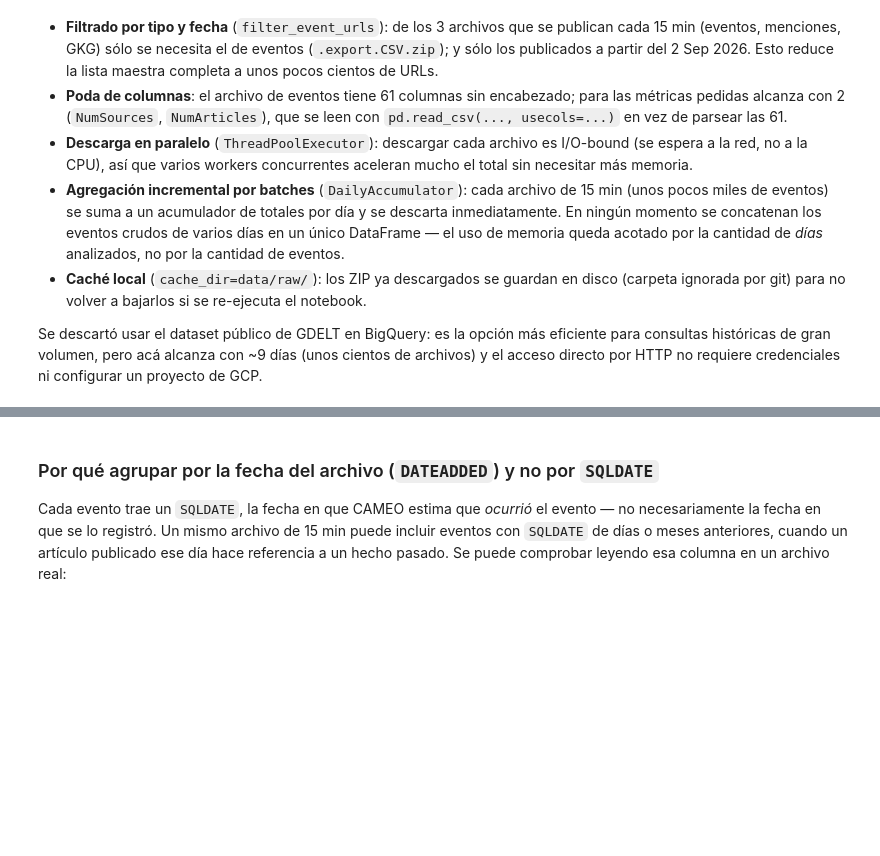
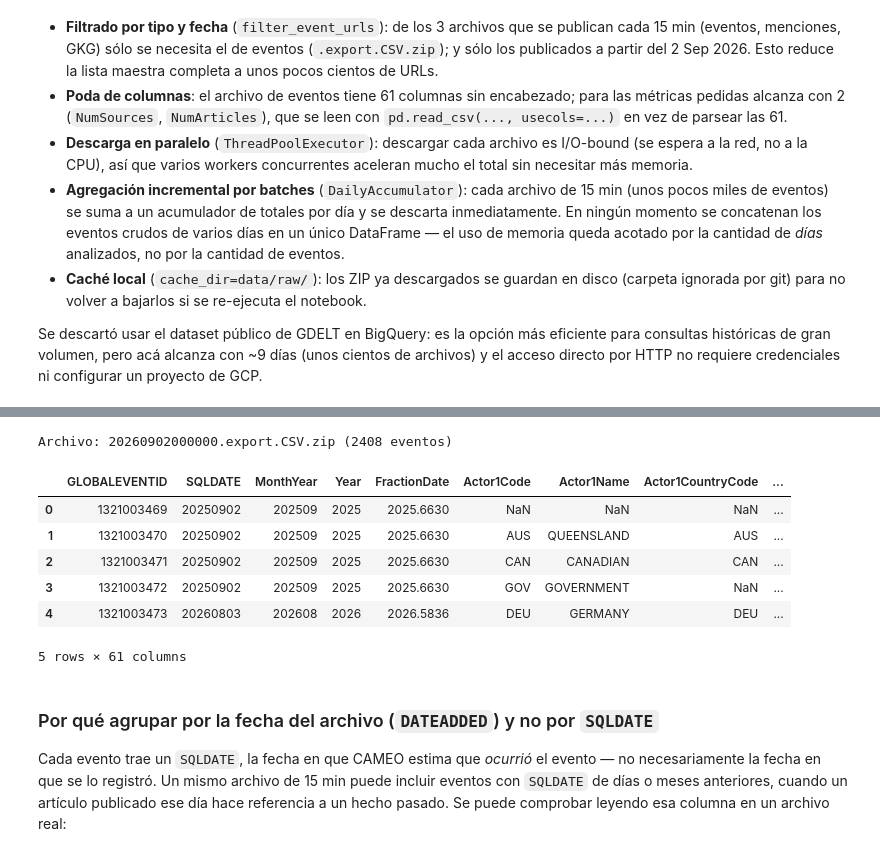
Before and after one commit to Mpretel/IID_MP, a Jupyter notebook: TP/tp1/notebooks/TP1.ipynb, the cells around one changed output, grey strips where cells are left out. Saved outputs shown, nothing was run; the diff lists cells and outputs as text; code cells hidden in the pictures; blank space fills up the shorter version.

```diff
--- a/TP/tp1/notebooks/TP1.ipynb
+++ b/TP/tp1/notebooks/TP1.ipynb
@@ -61,3 +65,21 @@ http://data.gdeltproject.org/gdeltv2/20260910221500.export.CSV.zip
+# %%
+url_muestra = urls[0]
+zip_bytes = requests.get(url_muestra, timeout=30).content
+eventos_muestra = pd.read_csv(
+    io.BytesIO(zip_bytes), compression="zip", sep="\t",
+    header=None, names=EVENT_ALL_COLUMN_NAMES, dtype=str,
+)
+print(f"Archivo: {Path(url_muestra).name} ({len(eventos_muestra)} eventos)")
+eventos_muestra.head(5)
+# %% [output]
+Archivo: 20260902000000.export.CSV.zip (2408 eventos)
+|  | GLOBALEVENTID | SQLDATE | MonthYear | Year | FractionDate | Actor1Code | Actor1Name | Actor1CountryCode | ... |
+| 0 | 1321003469 | 20250902 | 202509 | 2025 | 2025.6630 | NaN | NaN | NaN | ... |
+| 1 | 1321003470 | 20250902 | 202509 | 2025 | 2025.6630 | AUS | QUEENSLAND | AUS | ... |
+| 2 | 1321003471 | 20250902 | 202509 | 2025 | 2025.6630 | CAN | CANADIAN | CAN | ... |
+| 3 | 1321003472 | 20250902 | 202509 | 2025 | 2025.6630 | GOV | GOVERNMENT | NaN | ... |
+| 4 | 1321003473 | 20260803 | 202608 | 2026 | 2026.5836 | DEU | GERMANY | DEU | ... |
+5 rows × 61 columns
 # %% [markdown]
 ### Por qué agrupar por la fecha del archivo (`DATEADDED`) y no por `SQLDATE`
 
```
Also changed, not shown: parts of 9 cells of this notebook, 1 other file.
